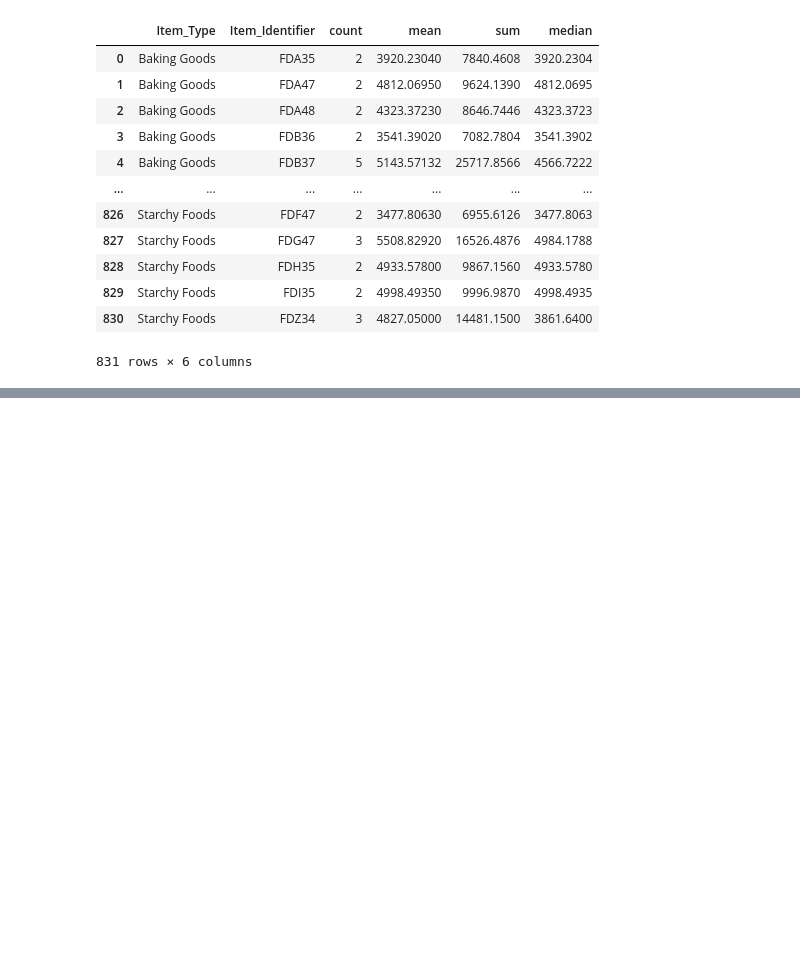
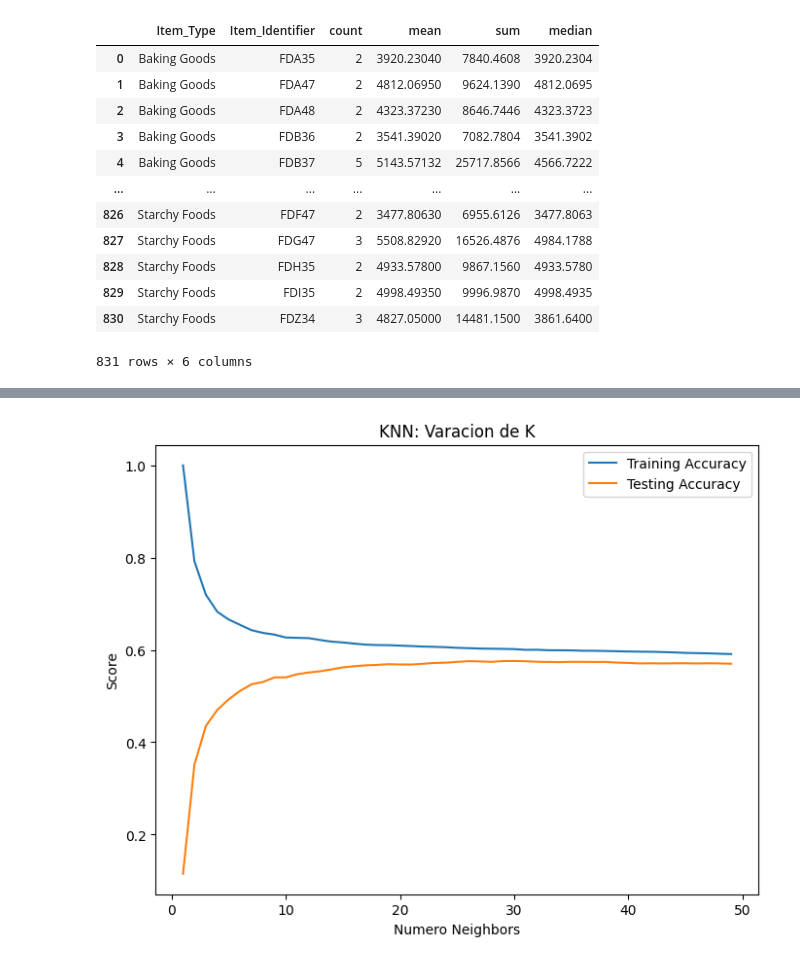
Before and after one commit to hernanGONVE/sales-predictions, a Jupyter notebook: Proyecto1_parte2.ipynb, the cells around one changed output, grey strips where cells are left out. Saved outputs shown, nothing was run; the diff lists cells and outputs as text; code cells hidden in the pictures; blank space fills up the shorter version.

```diff
--- a/Proyecto1_parte2.ipynb
+++ b/Proyecto1_parte2.ipynb
@@ -579,0 +630,9 @@ fig.show()
+# %%
+Xtr_cat_n   = dummies_cat(Xtr_cat)
+Xte_cat_n   = dummies_cat(Xte_cat)
+# %%
+Xtr_num_n.index = Xtr_cat_n.index
+Xte_num_n.index = Xte_cat_n.index
+# %%
+X_train     = pd.concat([Xtr_num_n,Xtr_cat_n], axis=1)
+X_test      = pd.concat([Xte_num_n,Xte_cat_n], axis=1)
@@ -579,0 +661,20 @@ fig.show()
+# %%
+train_accuracies  = {}
+test_accuracies   = {}
+neighbors         = np.arange(1,50)
+for neighbor in neighbors:
+  knn   = KNeighborsRegressor(n_neighbors=neighbor)
+  knn.fit(X_train, y_train)
+  train_accuracies[neighbor]  = knn.score(X_train, y_train)
+  test_accuracies[neighbor]   = knn.score(X_test, y_test)
+# %%
+plt.figure(figsize=(8,6))
+plt.title("KNN: Varacion de K")
+plt.plot(neighbors,train_accuracies.values(), label="Training Accuracy")
+plt.plot(neighbors,test_accuracies.values(), label="Testing Accuracy")
+plt.legend()
+plt.xlabel("Numero Neighbors")
+plt.ylabel("Score")
+plt.show()
+# %% [output]
+[figure, added]
```
Also changed, not shown: parts of 25 cells of this notebook.
